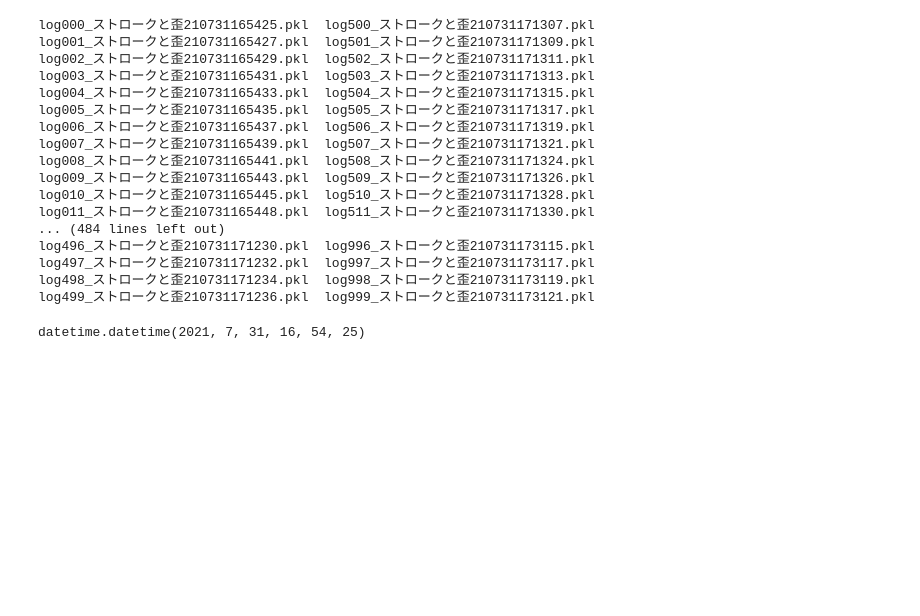
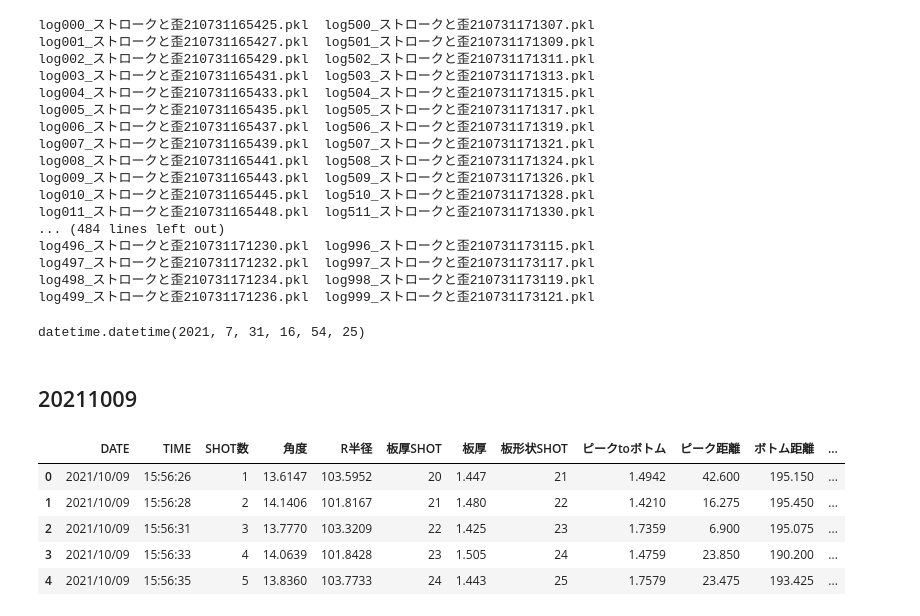
Before and after one commit to ymiyamoto5/data-analysis-platform-bak, a Jupyter notebook: notebooks/data_import_j.ipynb, the cells around one changed output. Saved outputs shown, nothing was run; the diff lists cells and outputs as text; code cells hidden in the pictures; blank space fills up the shorter version.

```diff
--- a/notebooks/data_import_j.ipynb
+++ b/notebooks/data_import_j.ipynb
@@ -317,2 +328,15 @@ datetime.fromtimestamp(a.timestamp[0])
 # %% [output]
 datetime.datetime(2021, 7, 31, 16, 54, 25)
+# %% [markdown]
+## 20211009
+# %%
+# ショット毎のデータ（20211009_1Kto2K）
+df_angle = pd.read_csv("20211009_1Kto2K/log0/log001_角度とR2110091556.csv", encoding="shift-jis")
+df_angle.head(5)
+# %% [output]
+|  | DATE | TIME | SHOT数 | 角度 | R半径 | 板厚SHOT | 板厚 | 板形状SHOT | ピークtoボトム | ピーク距離 | ボトム距離 | ... |
+| 0 | 2021/10/09 | 15:56:26 | 1 | 13.6147 | 103.5952 | 20 | 1.447 | 21 | 1.4942 | 42.600 | 195.150 | ... |
+| 1 | 2021/10/09 | 15:56:28 | 2 | 14.1406 | 101.8167 | 21 | 1.480 | 22 | 1.4210 | 16.275 | 195.450 | ... |
+| 2 | 2021/10/09 | 15:56:31 | 3 | 13.7770 | 103.3209 | 22 | 1.425 | 23 | 1.7359 | 6.900 | 195.075 | ... |
+| 3 | 2021/10/09 | 15:56:33 | 4 | 14.0639 | 101.8428 | 23 | 1.505 | 24 | 1.4759 | 23.850 | 190.200 | ... |
+| 4 | 2021/10/09 | 15:56:35 | 5 | 13.8360 | 103.7733 | 24 | 1.443 | 25 | 1.7579 | 23.475 | 193.425 | ... |
```
Also changed, not shown: parts of 30 cells of this notebook, 1 other file.
